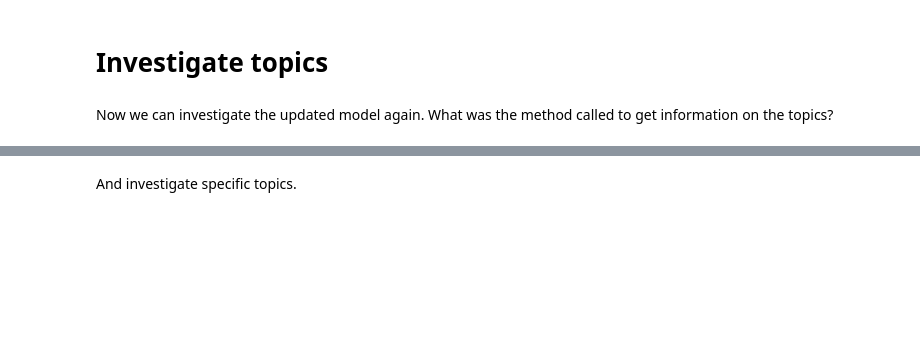
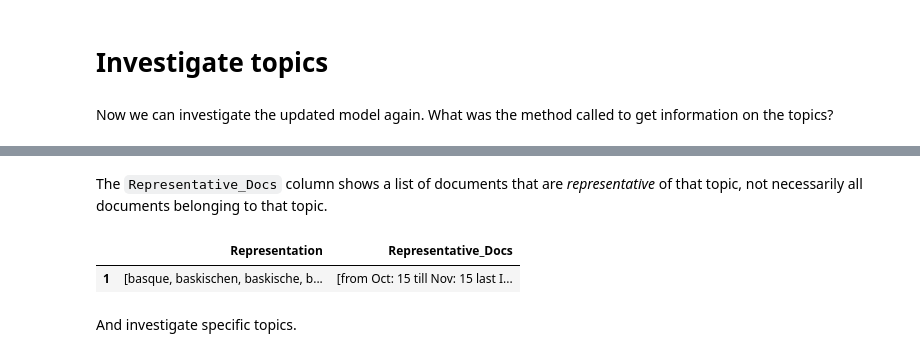
Before and after one commit to DHGraz/clariah2025-dse-ml, a Jupyter notebook: materials/2025-09-11_thursday/bleier_scholger_tm_basic.ipynb, the cells around one changed output, grey strips where cells are left out. Saved outputs shown, nothing was run; the diff lists cells and outputs as text; code cells hidden in the pictures; blank space fills up the shorter version.

```diff
--- a/materials/2025-09-11_thursday/bleier_scholger_tm_basic.ipynb
+++ b/materials/2025-09-11_thursday/bleier_scholger_tm_basic.ipynb
@@ -174,6 +286,6 @@ print(f"Number of stopwords applied: {len(multiling_stop_words)}")
 # %%
 # Now we update our topic model
-topic_model.update_topics(texts, vectorizer_model=vectorizer_model)
+topic_model.update_topics(dftexts, vectorizer_model=vectorizer_model)
 # %% [markdown]
 # **Investigate topics**
 # %% [markdown]
@@ -183,3 +309,14 @@ topic_model.get_topic_info()
+# %% [markdown]
+The `Representative_Docs` column shows a list of documents that are *representative* of that topic, not necessarily all documents belonging to that topic.
+# %%
+# Get the topic information as a DataFrame
+topic_info_df = topic_model.get_topic_info()
+
+# Display the 'Representation' and 'Representative_Docs' for row 1 (index 1)
+display(topic_info_df.loc[[1], ['Representation', 'Representative_Docs']])
+# %% [output]
+|  | Representation | Representative_Docs |
+| 1 | [basque, baskischen, baskische, b... | [from Oct: 15 till Nov: 15 last I... |
 # %% [markdown]
 And investigate specific topics.
 # %%
```
Also changed, not shown: parts of 33 cells of this notebook.
